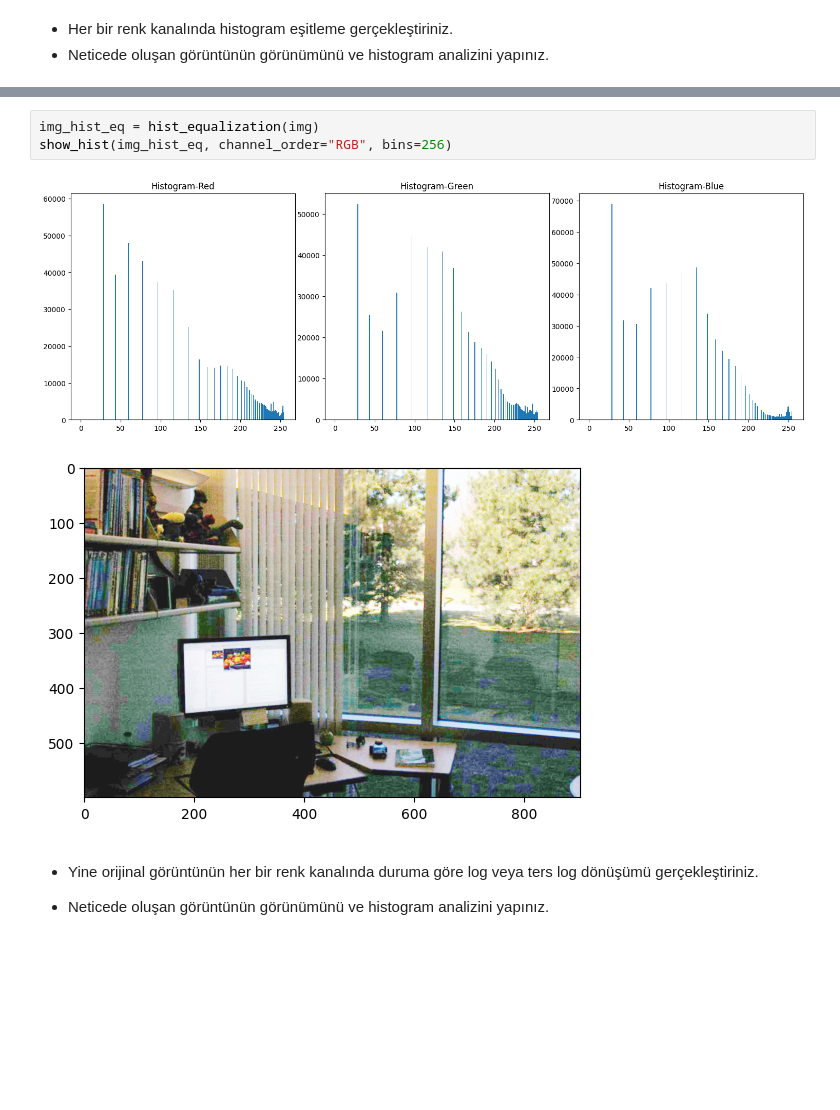
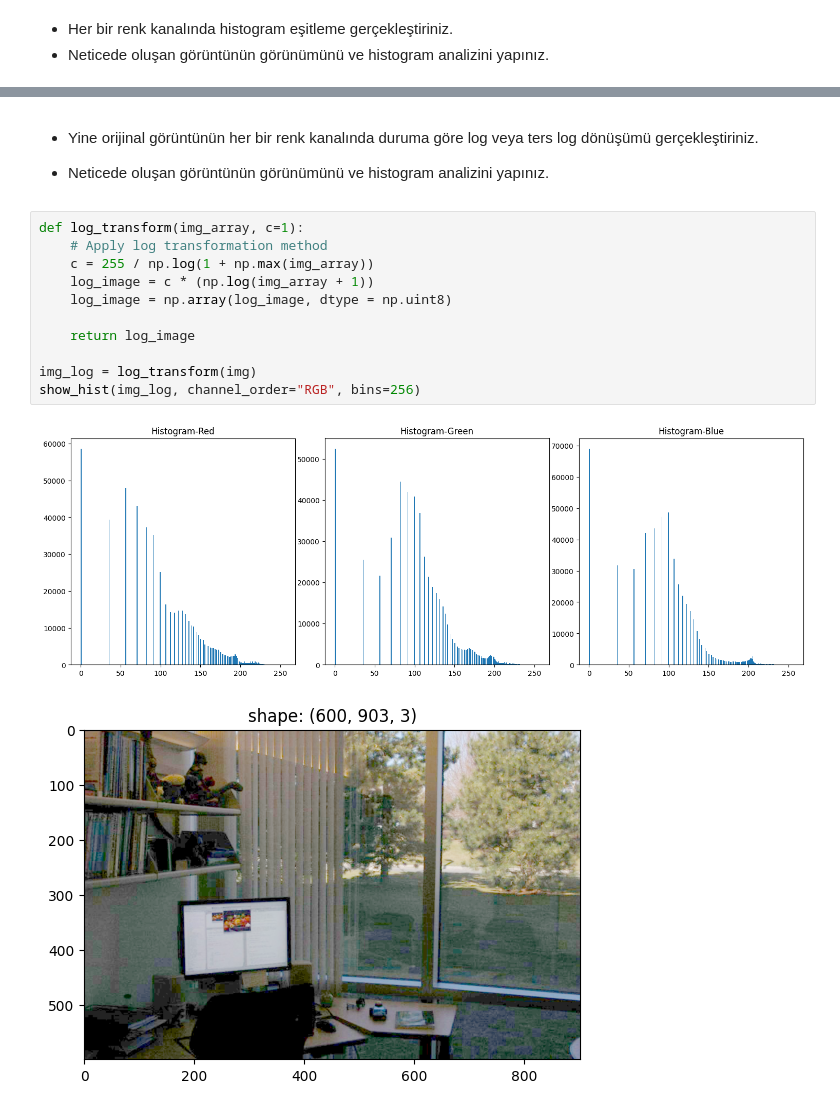
Before and after one commit to melihozaydin/MSc_Projects, a Jupyter notebook: BM5113 - Bilgisayarla Görme/HW1/1.1.ipynb, the cells around one changed output, grey strips where cells are left out. Saved outputs shown, nothing was run; the diff lists cells and outputs as text; blank space fills up the shorter version.

```diff
--- a/BM5113 - Bilgisayarla Görme/HW1/1.1.ipynb
+++ b/BM5113 - Bilgisayarla Görme/HW1/1.1.ipynb
@@ -62,10 +59,18 @@ show_hist(img_hist_eq, channel_order="RGB", cumulative=False, bins=256)
-# %%
-img_hist_eq = hist_equalization(img)
-show_hist(img_hist_eq, channel_order="RGB", bins=256)
-# %% [output]
-[figure, removed]
-[figure, removed]
 # %% [markdown]
 - Yine  orijinal  görüntünün  her  bir renk kanalında  duruma  göre  log  veya  ters  log  dönüşümü gerçekleştiriniz.
 
 - Neticede  oluşan görüntünün  görünümünü  ve  histogram  analizini  yapınız.
+# %%
+def log_transform(img_array, c=1):
+    # Apply log transformation method
+    c = 255 / np.log(1 + np.max(img_array))
+    log_image = c * (np.log(img_array + 1))
+    log_image = np.array(log_image, dtype = np.uint8)
+
+    return log_image
+
+img_log = log_transform(img)
+show_hist(img_log, channel_order="RGB", bins=256)
+# %% [output]
+[figure, added]
+[figure, added]
```
Also changed, not shown: parts of 4 cells of this notebook, 7 other files.
